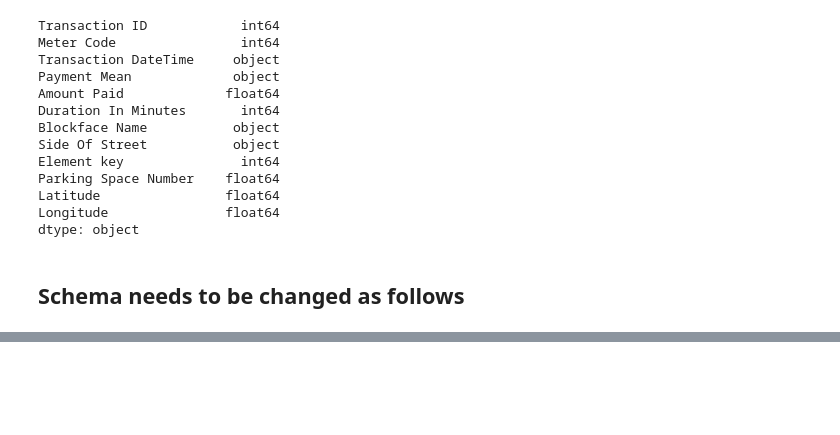
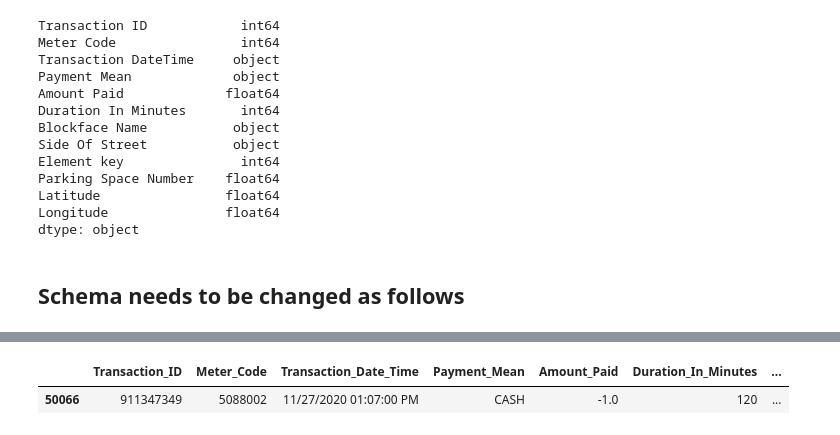
Before and after one commit to yogitasn/SpringBoard-DE-Projects, a Jupyter notebook: Step 4 - Data Exploration/DataExploration.ipynb, the cells around one changed output, grey strips where cells are left out. Drawn from its saved outputs; the diff is of its cells as text; code cells hidden in the pictures; blank space fills up the shorter version.

```diff
--- a/Step 4 - Data Exploration/DataExploration.ipynb
+++ b/Step 4 - Data Exploration/DataExploration.ipynb
@@ -236,5 +287,5 @@ dtype: object
 # %%
-paid_parking=pd.read_csv("C:\SpringBoard-DE-Projects\Step 4 - Data Exploration\Paid_Parking_Transaction_Data.csv")
+paid_parking=pd.read_csv("C:\Step 3 - DataCollection\Paid_Parking_Transaction_Data.csv")
 # %%
 paid_parking.head(5)
 # %% [output]
@@ -280,0 +348,5 @@ dtype: object
+# %%
+paid_parking.rename(columns={'Transaction ID':'Transaction_ID','Meter Code':'Meter_Code','Transaction DateTime':'Transaction_Date_Time',
+                             'Payment Mean':'Payment_Mean','Amount Paid':'Amount_Paid','Duration In Minutes':'Duration_In_Minutes',
+                             'Blockface Name':'Blockface_Name','Side of Street':'Side_of_Street','Element key':'Station_ID',
+                              'Parking Space Number':'Parking_Space_Number'},inplace=True)
@@ -280,0 +369,7 @@ dtype: object
+# %%
+amountlessthanZero = paid_parking[paid_parking['Amount_Paid']<0]
+# %%
+amountlessthanZero.head(3)
+# %% [output]
+|  | Transaction_ID | Meter_Code | Transaction_Date_Time | Payment_Mean | Amount_Paid | Duration_In_Minutes | ... |
+| 50066 | 911347349 | 5088002 | 11/27/2020 01:07:00 PM | CASH | -1.0 | 120 | ... |
```
Also changed, not shown: parts of 34 cells of this notebook, 2 other files.
